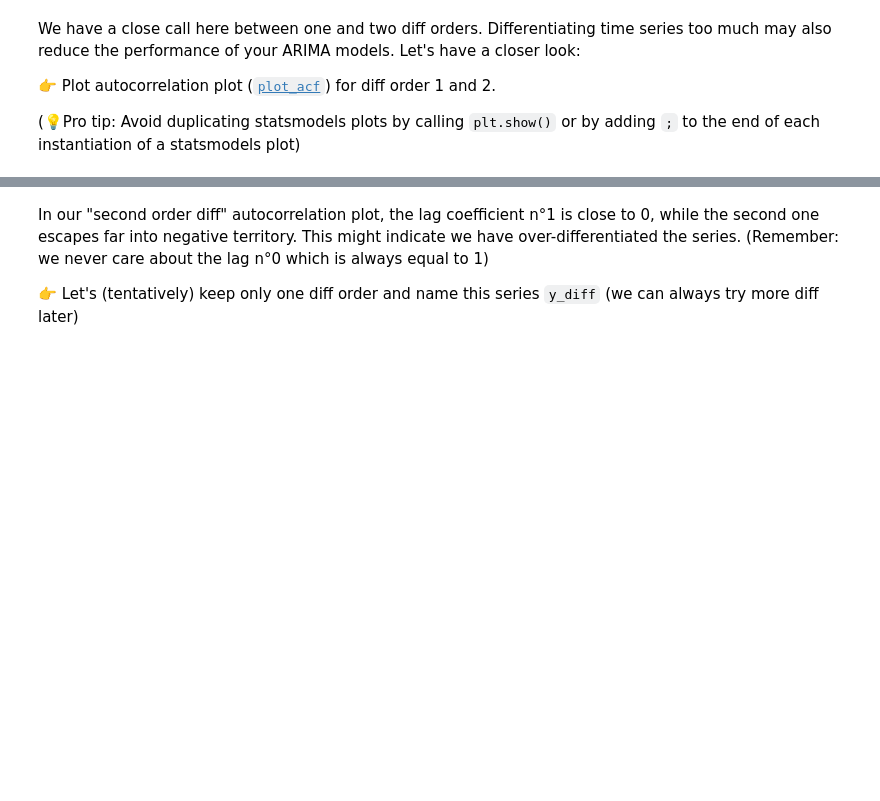
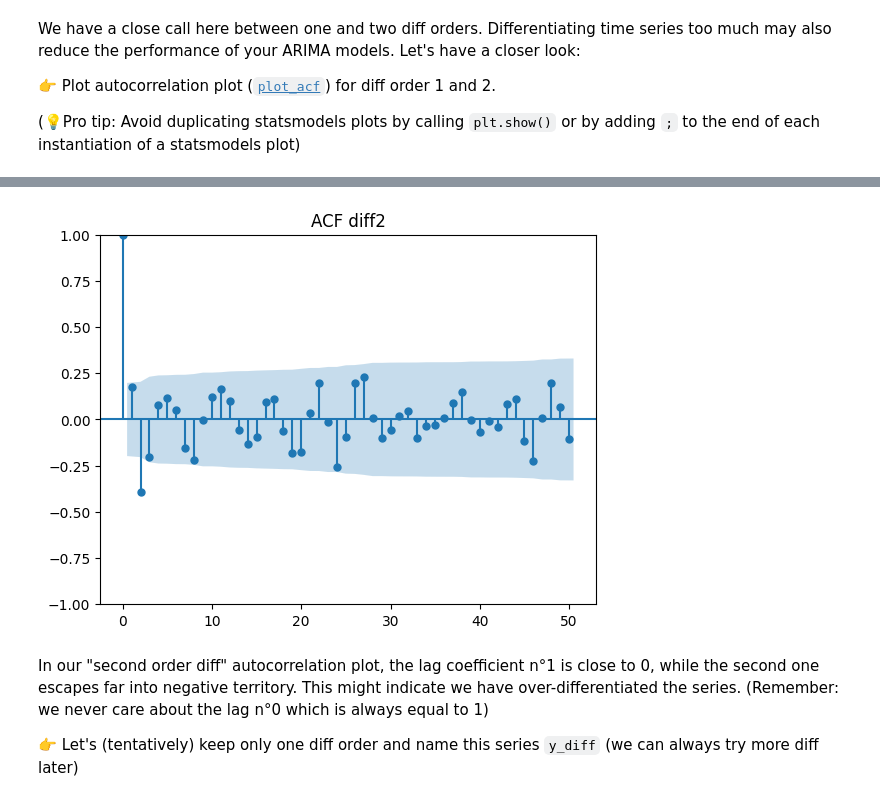
Before and after one commit to ninzyyy/lewagon, a Jupyter notebook: arima.ipynb, the cells around one changed output, grey strips where cells are left out. Saved outputs shown, nothing was run; the diff lists cells and outputs as text; code cells hidden in the pictures; blank space fills up the shorter version.

```diff
--- a/arima.ipynb
+++ b/arima.ipynb
@@ -58,0 +90,4 @@ If the time series is not stationary, it needs to be stationarized through **dif
+# %%
+diff2 = diff1.diff()
+diff2.dropna(inplace=True)
+diff2.head()
@@ -67,3 +118,9 @@ We have a close call here between one and two diff orders. Differentiating time
+# %%
+plot_acf(diff2, lags=50)
+plt.title("ACF diff2")
+plt.show()
+# %% [output]
+[figure, added]
 # %% [markdown]
 In our "second order diff" autocorrelation plot, the lag coefficient n°1 is close to 0, while the second one escapes far into negative territory. This might indicate we have over-differentiated the series. (Remember: we never care about the lag n°0 which is always equal to 1)
 
```
Also changed, not shown: parts of 31 cells of this notebook.
